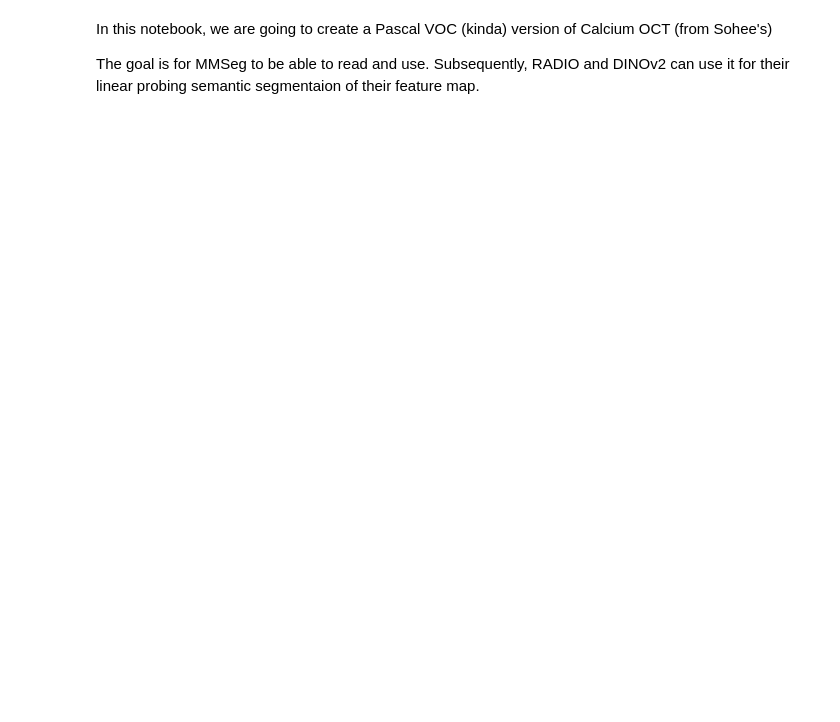
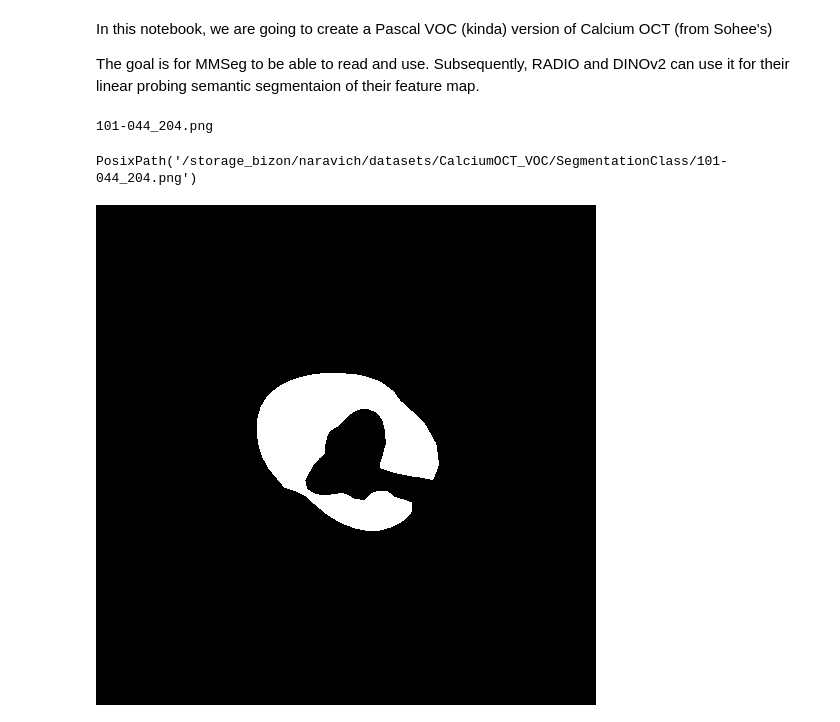
Before and after one commit to icekang/ModelsGenesis, a Jupyter notebook: notebooks/make_calcium_oct_voc.ipynb, the cells around one changed output. Drawn from its saved outputs; the diff is of its cells as text; code cells hidden in the pictures; blank space fills up the shorter version.

```diff
--- a/notebooks/make_calcium_oct_voc.ipynb
+++ b/notebooks/make_calcium_oct_voc.ipynb
@@ -111,0 +113,23 @@ for fold, split_train_val in enumerate(split):
+# %%
+root_dir = Path("/storage_bizon/naravich/datasets/CalciumOCT_VOC")
+segmentation_dir = root_dir / "SegmentationClass"
+for segmentation_path in segmentation_dir.glob("*.png"):
+    if '101-044_204' not in segmentation_path.name:
+        continue
+    segmentation = Image.open(segmentation_path, mode='r')
+    segmentation = np.array(segmentation)
+    if not np.all(segmentation == 0):
+        print(segmentation_path.name)
+        break
+# %% [output]
+101-044_204.png
+# %%
+segmentation_path
+# %% [output]
+PosixPath('/storage_bizon/naravich/datasets/CalciumOCT_VOC/SegmentationClass/101-044_204.png')
+# %%
+segmentation = Image.open(segmentation_path, mode='r')
+segmentation = np.array(segmentation) * 255
+Image.fromarray(segmentation.astype(np.uint8), mode='L')
+# %% [output]
+[figure, added]
```
Also changed, not shown: parts of 16 cells of this notebook, 3 other files.
